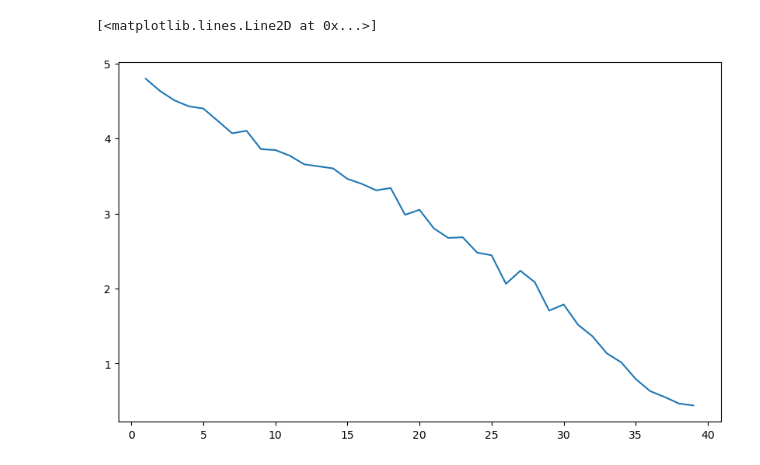
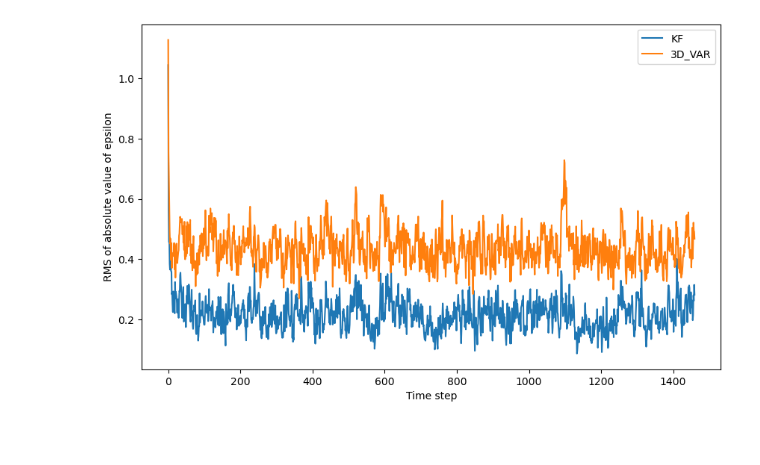
Before and after one commit to gallardo0825/Data_assimilation_A, a Jupyter notebook: assignment6-1.ipynb, the cells around one changed output. Cells and saved outputs as stored; diff of their text form; code cells hidden in the pictures; blank space fills up the shorter version.

```diff
--- a/assignment6-1.ipynb
+++ b/assignment6-1.ipynb
@@ -95,7 +95,6 @@ class Three_D_VAR:
         self.days = 365
         self.day_steps = int(0.20 / self.dt)
         self.time_step = self.days * self.day_steps
-        self.delta = 0.001
         self.ls_time_step = [i for i in range(self.time_step)]
         self.IN = np.eye(self.N)
         self.obs_point = obs_point
@@ -110,6 +109,7 @@ class Three_D_VAR:
     def run_simulation(self):
         x_true = self.df_x_true.values
         y = self.df_y.values
+        #解析値の初期条件
         x_a = x_true[1,:]
         B = self.B * np.eye(self.N)
         forecast, analysis = [], []
@@ -119,15 +119,15 @@ class Three_D_VAR:
         for i in range(self.time_step):
             x_f = self.cal.Rk4(x_a)
             forecast.append(x_f)
-            #ステップごとにデータを抜く
+            #ステップごとにデータを抜く操作を入れる
             K = B @ self.H.T @ np.linalg.pinv(self.H @ B @ self.H.T + self.R)
             #y消せてない
             x_a = x_f + K @ (y[i, :] - self.H @ x_f)
             analysis.append(x_a)
 
-        return self.plot_results(forecast, analysis, x_true, y)
+        return self.results(forecast, analysis, x_true, y)
 
-    def plot_results(self, forecast, analysis, x_true, y):
+    def results(self, forecast, analysis, x_true, y):
         forecast = np.array(forecast)
         analysis = np.array(analysis)
         error_f, error_a = [], []
@@ -145,11 +183,23 @@ class Three_D_VAR:
+# %%
+kf = KF(calculation = cal)
+kf_a, kf_f = kf.run_simulation()
+ls = range(len(kf_a))
+three_d_var = Three_D_VAR(calculation = cal)
+tdv_a, tdv_f = three_d_var.run_simulation()
+plt.figure(figsize=(10, 6))
+plt.xlabel('Time step')
+plt.ylabel('RMS of absolute value of epsilon')
+plt.plot(ls, kf_a, label = "KF")
+plt.plot(ls, tdv_a, label = "3D_VAR")
+plt.legend()
+plt.show()
+# %% [output]
+[figure, added]
 # %%
-obs = list(range(1,40))
+obs = list(range(1,41))
 error_obs_3DVAR = []
 obs.reverse()
 for i in obs:
     three_d_var = Three_D_VAR(calculation = cal, obs_point = i)
     error_a, error_f = three_d_var.run_simulation()
     error_obs_3DVAR.append(np.mean(error_a))
-# %% [output]
-[<matplotlib.lines.Line2D at 0x...>]
-[figure, removed]
```
Also changed, not shown: parts of 3 cells of this notebook.
